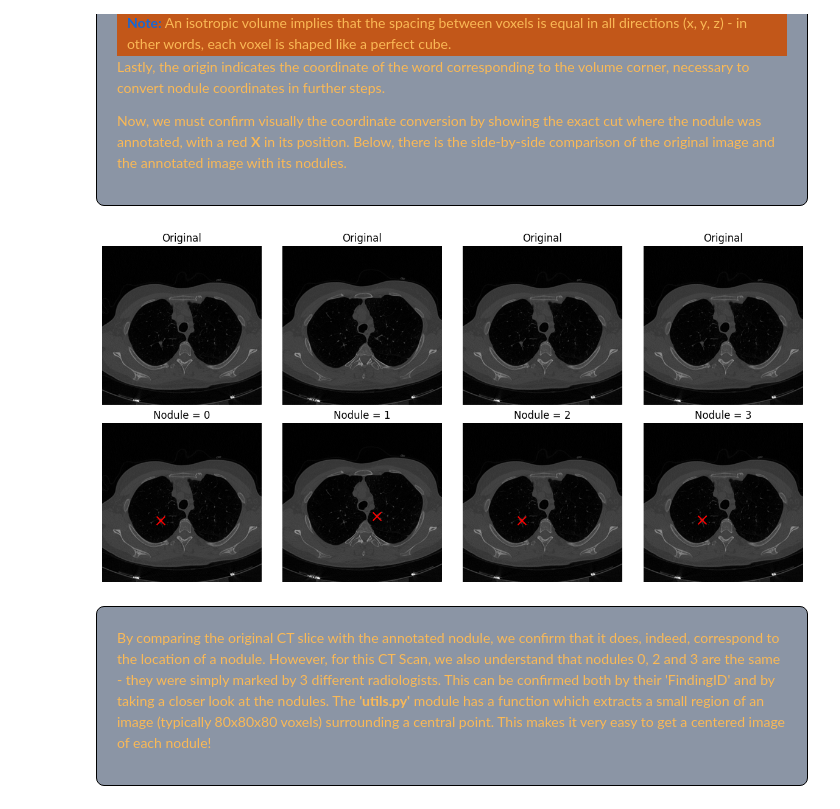
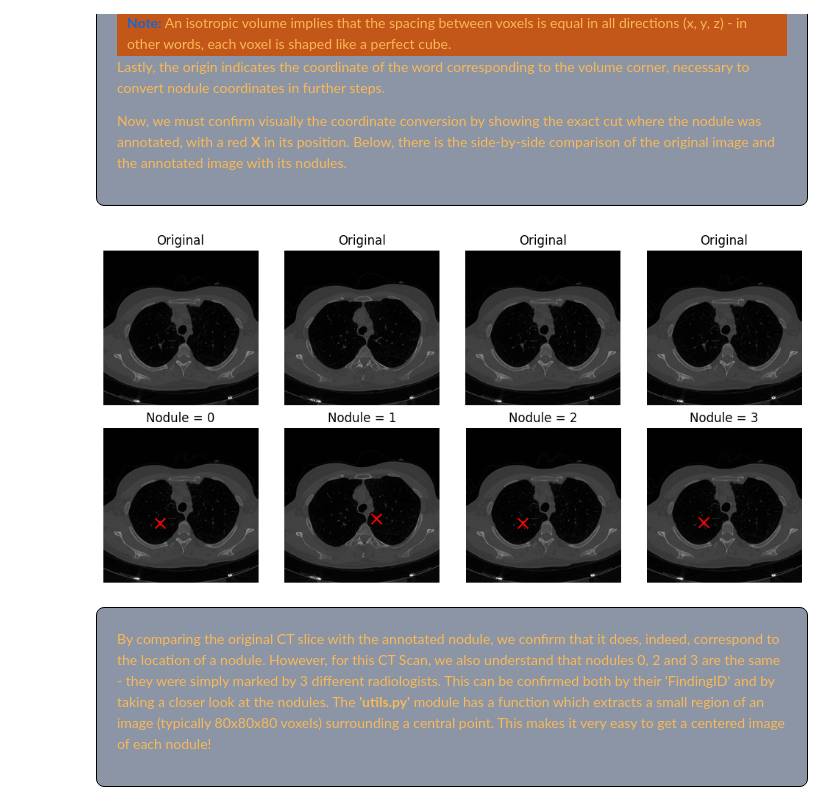
Before and after one commit to andredpinto/MASS_detect, a Jupyter notebook: notebooks/explorar_lndb.ipynb, the cells around one changed output. Drawn from its saved outputs; the diff is of its cells as text; code cells hidden in the pictures.

```diff
--- a/notebooks/explorar_lndb.ipynb
+++ b/notebooks/explorar_lndb.ipynb
@@ -42,33 +42,53 @@
 </div>
 # %%
 import os, sys
-sys.path.append(os.path.abspath('..'))
-from src.LNDb_utils import utils
+from pathlib import Path
 import numpy as np
 import pandas as pd
 import matplotlib.pyplot as plt
+root_path = Path.cwd().parent if Path.cwd().name == 'notebooks' else Path.cwd()
+if str(root_path) not in sys.path: sys.path.append(str(root_path))
+# Os scripts do LNDb importam-se entre si sem prefixo (ex: 'from utils import readCsv'),
+# por isso a própria pasta src/lndb_utils também tem de estar no sys.path
+lndb_utils_path = root_path / 'src' / 'lndb_utils'
+if str(lndb_utils_path) not in sys.path: sys.path.append(str(lndb_utils_path))
 
-def read_nods_in_scan(LNDb_id, scan_folder, nods_table): #Reads one CT Scan and returns array, metadata and scan nodules with converted coordinates.
-    path_mhd = os.path.join(scan_folder, f'LNDb-{LNDb_id:04d}.mhd')
+from src.lndb_utils import utils
+from src.lndb_utils.readNoduleList import nodEqDiam
+
+def find_file(name, base_folder="../data"):
+    results = list(Path(base_folder).rglob(name))
+    if not results:
+        raise FileNotFoundError(f"File '{name}' not found in '{base_folder}'.")
+    return str(results[0])
+
+def read_nods_in_scan(LNDb_id, nods_table): #Reads one CT Scan and returns array, metadata and scan nodules with converted coordinates.
+    path_mhd = find_file(f'LNDb-{LNDb_id:04d}.mhd')
     scan, spacing, origin, transfmat = utils.readMhd(path_mhd) # read metadata from scan, necessary for coordinate conversion
     transfmat_toimg, transfmat_toworld = utils.getImgWorldTransfMats(spacing, transfmat) #
     nods_scan = nods_table[nods_table['LNDbID'] == LNDb_id].copy()
 
     coords_img = []
+    masks_img = []
     for _, line in nods_scan.iterrows():
         xyz_world = np.array([line['x'], line['y'], line['z']])
         xyz_img = utils.convertToImgCoord(xyz_world, origin, transfmat_toimg)
         coords_img.append(xyz_img)
+        try: mask_mhd = find_file(f"LNDb-{LNDb_id:04d}_rad{int(line['RadID'])}.mhd")
+        except FileNotFoundError: continue
+        mask, _, _, _ = utils.readMhd(mask_mhd)
+        masks_img.append(mask)
 
     nods_scan['x_img'] = [c[0] for c in coords_img]
     nods_scan['y_img'] = [c[1] for c in coords_img]
     nods_scan['z_img'] = [c[2] for c in coords_img]
+    nods_scan['mask'] = [m for m in masks_img]
 
     return scan, spacing, origin, nods_scan
 
 ct_scan_id = 1
-nods_table = pd.read_csv('../data/LNDb/train/trainset_csv/trainNodules.csv')
-scan, spacing, origin, nods_scan = read_nods_in_scan(ct_scan_id, '../data/LNDb/train/ct_scans', nods_table)
+nods_table = pd.read_csv(find_file('trainNodules.csv'))
+scan, spacing, origin, nods_scan = read_nods_in_scan(ct_scan_id, nods_table)
 
 print(f"The CT Scan {ct_scan_id} has...\n  -> dimensions {scan.shape}\n  -> origin {origin}\n  -> spacing {spacing}\n")
 print(f"For this scan, we have {len(nods_scan)} findings:")
@@ -101,19 +121,19 @@ For this scan, we have 4 nodules:
   </p>
 </div>
 # %%
-fig, axes = plt.subplots(2, 4, figsize=(12, 6))
+fig, axes = plt.subplots(2, 4, figsize=(10, 5))
 for i in range(len(nods_scan)):
     axes[0][i].imshow(scan[int(nods_scan['z_img'].iloc[i])], cmap='gray')
     axes[0][i].set_title(f"Original")
     axes[0][i].axis("off")  # Hides x and y tick marks
     axes[1][i].imshow(scan[int(nods_scan['z_img'].iloc[i])], cmap='gray')
     axes[1][i].set_title(f"Nodule = {i}")
     axes[1][i].scatter(nods_scan['x_img'].iloc[i], nods_scan['y_img'].iloc[i], c='red', marker='x', s=100)  # marca a posição do nódulo
     axes[1][i].axis("off")
 plt.tight_layout()
 plt.show()
 # %% [output]
-[figure, old version]
+[figure, new version]
 # %% [markdown]
 <div style="font-family: Arial, sans-serif; line-height: 1.6; color: #fab956; max-width: 1200px; margin: 0 auto; padding: 20px; border: 1px solid #000000; border-radius: 8px; background-color: #00183a74;">
   <p>
```
Also changed, not shown: parts of 23 cells of this notebook, 1 other file.
